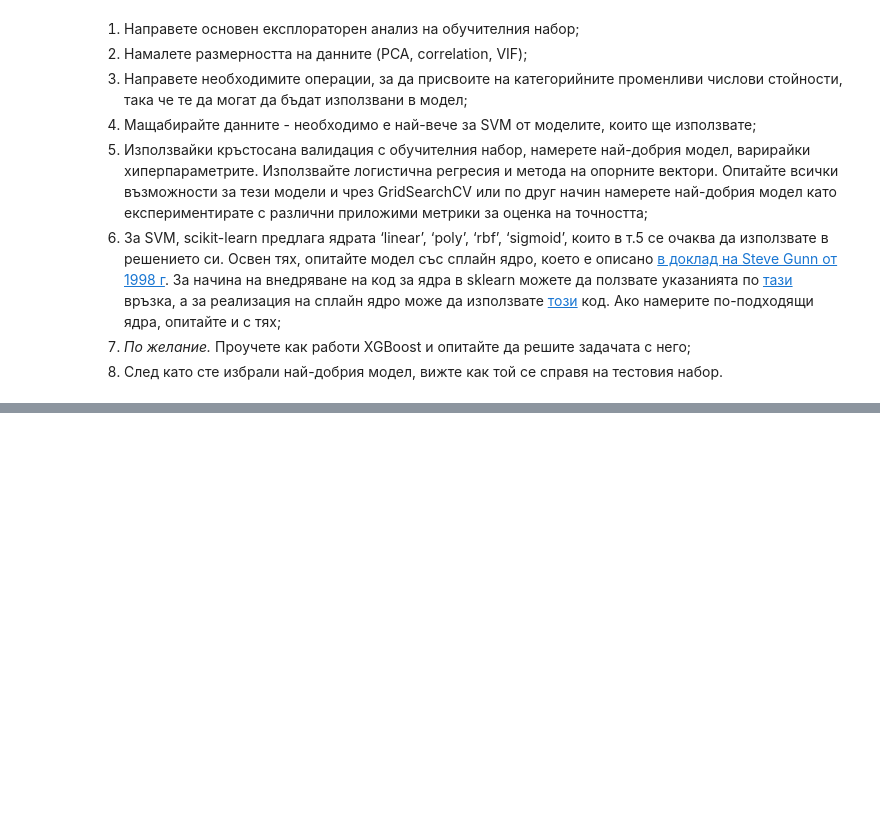
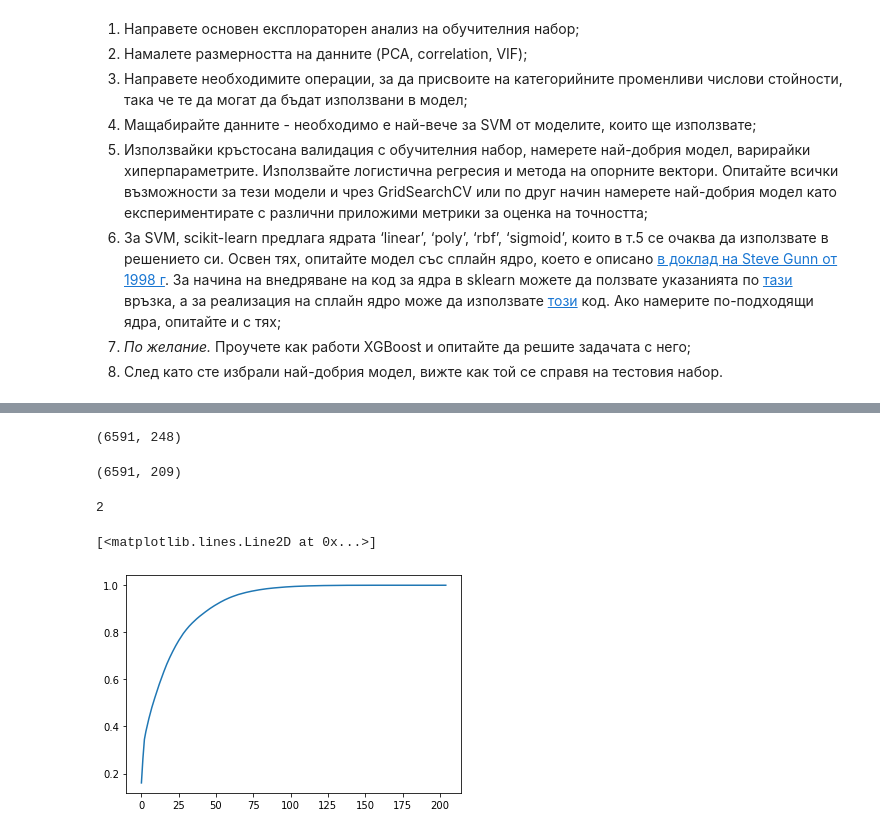
Before and after one commit to AtaKolev/ML_Proekt, a Jupyter notebook: MFG_zadacha.ipynb, the cells around one changed output, grey strips where cells are left out. Cells and saved outputs as stored; diff of their text form; code cells hidden in the pictures; blank space fills up the shorter version.

```diff
--- a/MFG_zadacha.ipynb
+++ b/MFG_zadacha.ipynb
@@ -24,0 +80,26 @@ df_test = pd.read_csv('X_test.csv', encoding='"ISO-8859-1"')
+# %%
+df_numerical.shape
+# %% [output]
+(6591, 248)
+# %%
+# Probvame bez nulevite koloni
+for col in df_numerical.columns:
+    if df_numerical[col].sum() == 0:
+        df_numerical.drop([col], inplace = True, axis = 1)
+# %%
+df_numerical.shape
+# %% [output]
+(6591, 209)
+# %%
+pca = PCA(n_components=None)
+pca.fit(df_numerical)
+csum = np.cumsum(pca.explained_variance_ratio_)
+dimensions = np.argmax(csum >= 0.95) + 2
+print(dimensions)
+# %% [output]
+2
+# %%
+plt.plot(csum)
+# %% [output]
+[<matplotlib.lines.Line2D at 0x...>]
+[figure, added]
```
Also changed, not shown: parts of 21 cells of this notebook.
